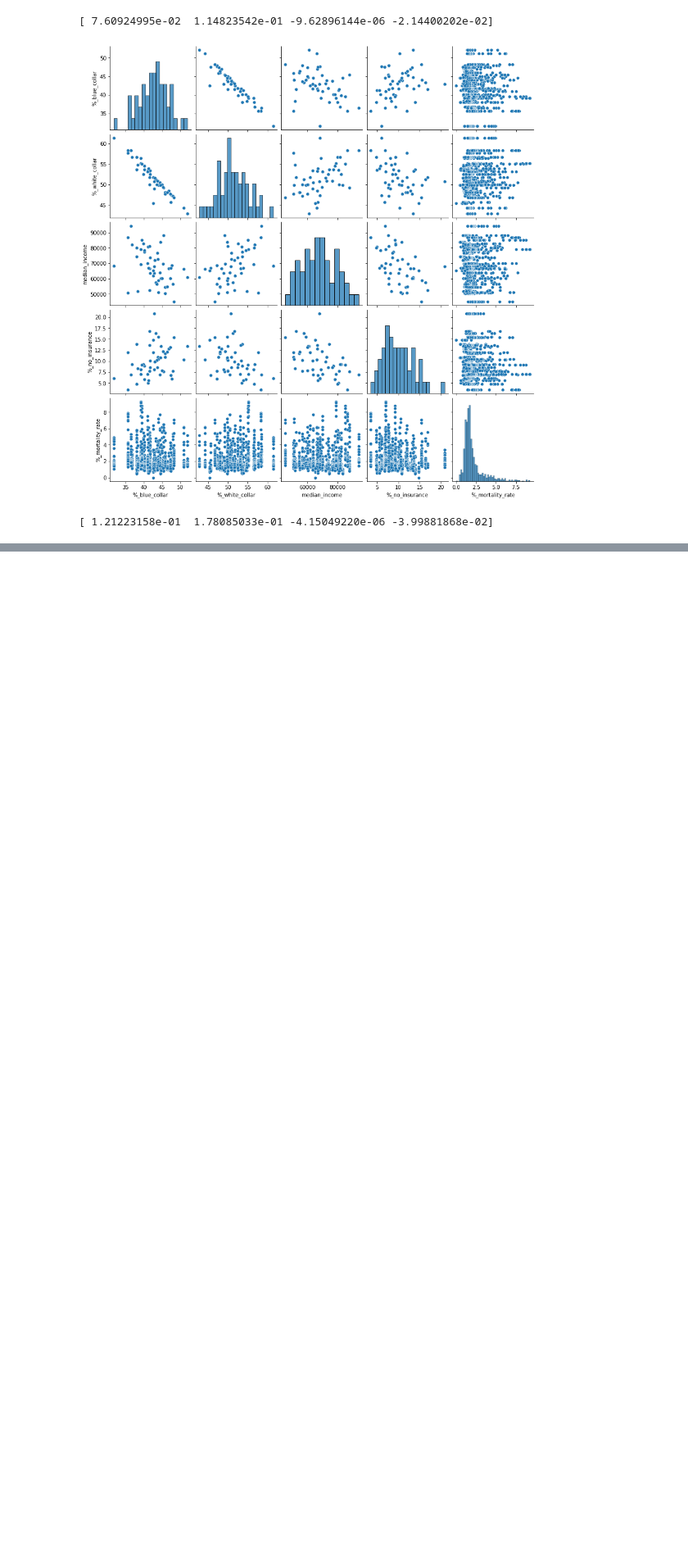
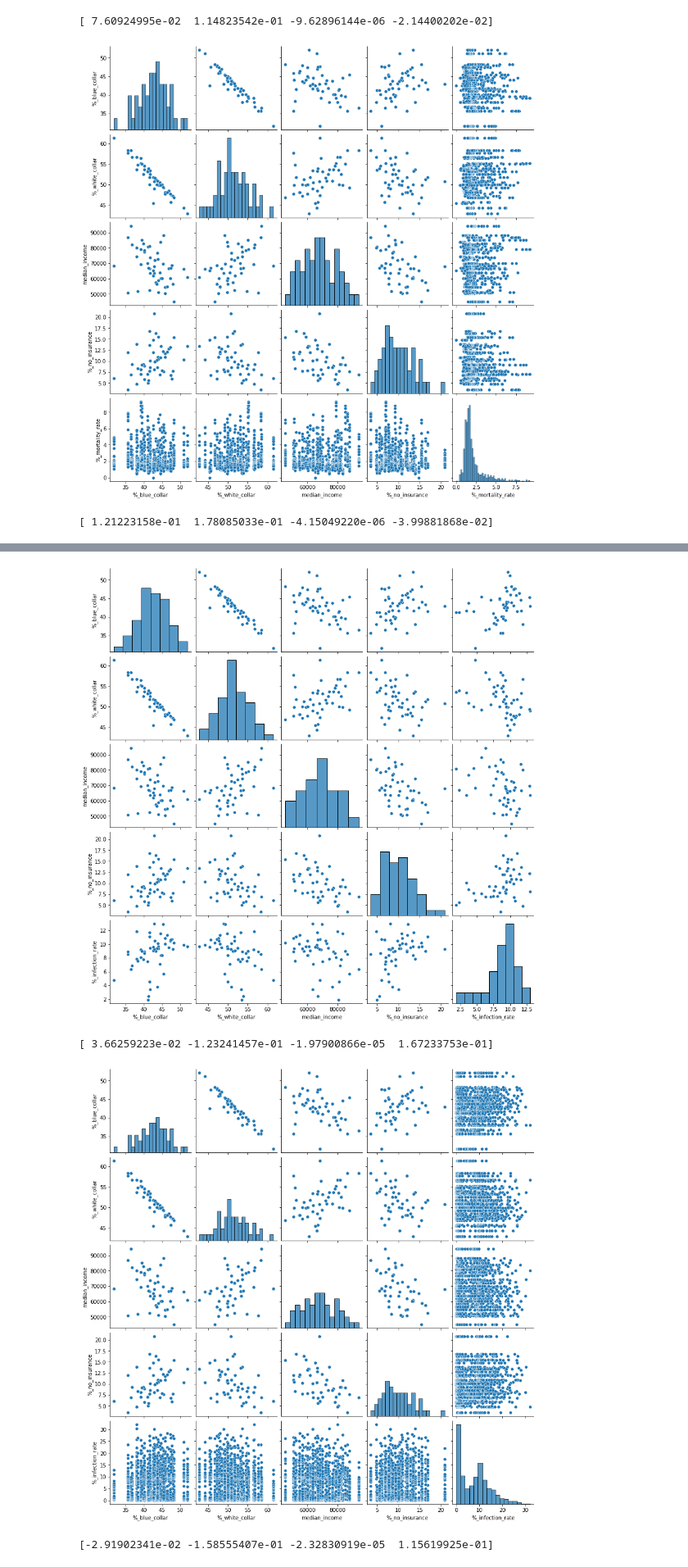
Before and after one commit to EthanLDot/COVID_Socioecon_DataScience_Project, a Jupyter notebook: EDACheckpointGroup029-Wi22.ipynb, the cells around one changed output, grey strips where cells are left out. Shown: that part at 82% size. Cells and saved outputs as stored; diff of their text form; code cells hidden in the pictures; blank space fills up the shorter version.

Commit message:
Added linear regression for infection rate, alternate linear regression approach, extra markdown labels + code comments

```diff
--- a/EDACheckpointGroup029-Wi22.ipynb
+++ b/EDACheckpointGroup029-Wi22.ipynb
@@ -599,0 +668,40 @@ print(mortality_model.coef_)
+# %%
+from sklearn import linear_model
+# 1 day worth of data
+infection_regression_data = get_overall_data(3, 12, 2021)
+infection_regression_data = infection_regression_data[["%_blue_collar", "%_white_collar", "median_income", "%_no_insurance", "%_infection_rate"]]
+
+sns.pairplot(infection_regression_data, kind="scatter")
+plt.show()
+
+
+infection_X = infection_regression_data[["%_blue_collar", "%_white_collar", "median_income", "%_no_insurance"]]
+infection_Y = infection_regression_data["%_infection_rate"]
+
+infection_model = linear_model.LinearRegression()
+infection_model.fit(infection_X, infection_Y)
+
+print(infection_model.coef_)
+
+infection_regression_data = pd.DataFrame(columns=["%_blue_collar", "%_white_collar", "median_income", "%_no_insurance", "%_infection_rate"])
+
+for point in data_points:
+    df = get_overall_data(*point)
+    df = df[["%_blue_collar", "%_white_collar", "median_income", "%_no_insurance", "%_infection_rate"]]
+    infection_regression_data = pd.concat([infection_regression_data, df], ignore_index=True)
+
+sns.pairplot(infection_regression_data, kind="scatter")
+plt.show()
+
+infection_X = infection_regression_data[["%_blue_collar", "%_white_collar", "median_income", "%_no_insurance"]]
+infection_Y = infection_regression_data["%_infection_rate"]
+
+infection_model = linear_model.LinearRegression()
+infection_model.fit(infection_X, infection_Y)
+
+print(infection_model.coef_)
+# %% [output]
+[figure, added]
+[ 3.66259223e-02 -1.23241457e-01 -1.97900866e-05  1.67233753e-01]
+[figure, added]
+[-2.91902341e-02 -1.58555407e-01 -2.32830919e-05  1.15619925e-01]
```
Also changed, not shown: parts of 11 cells of this notebook.
